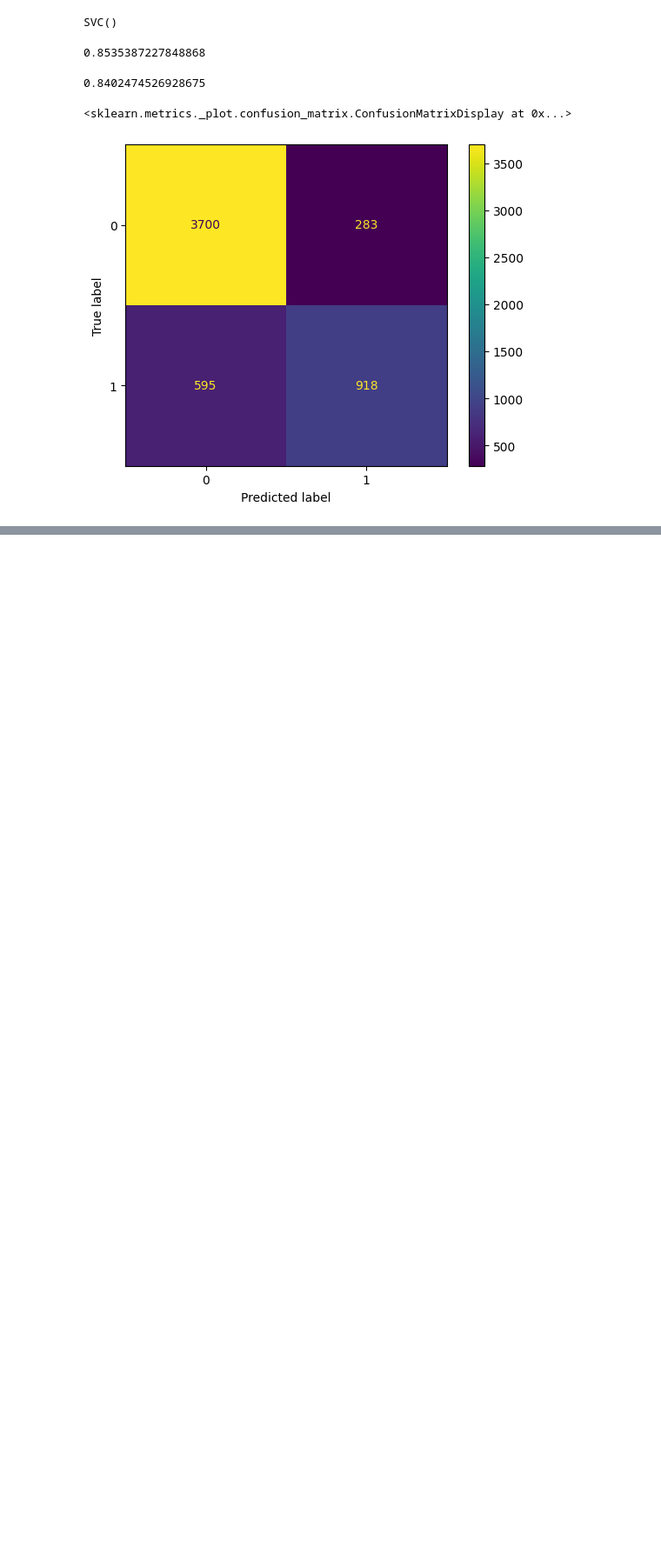
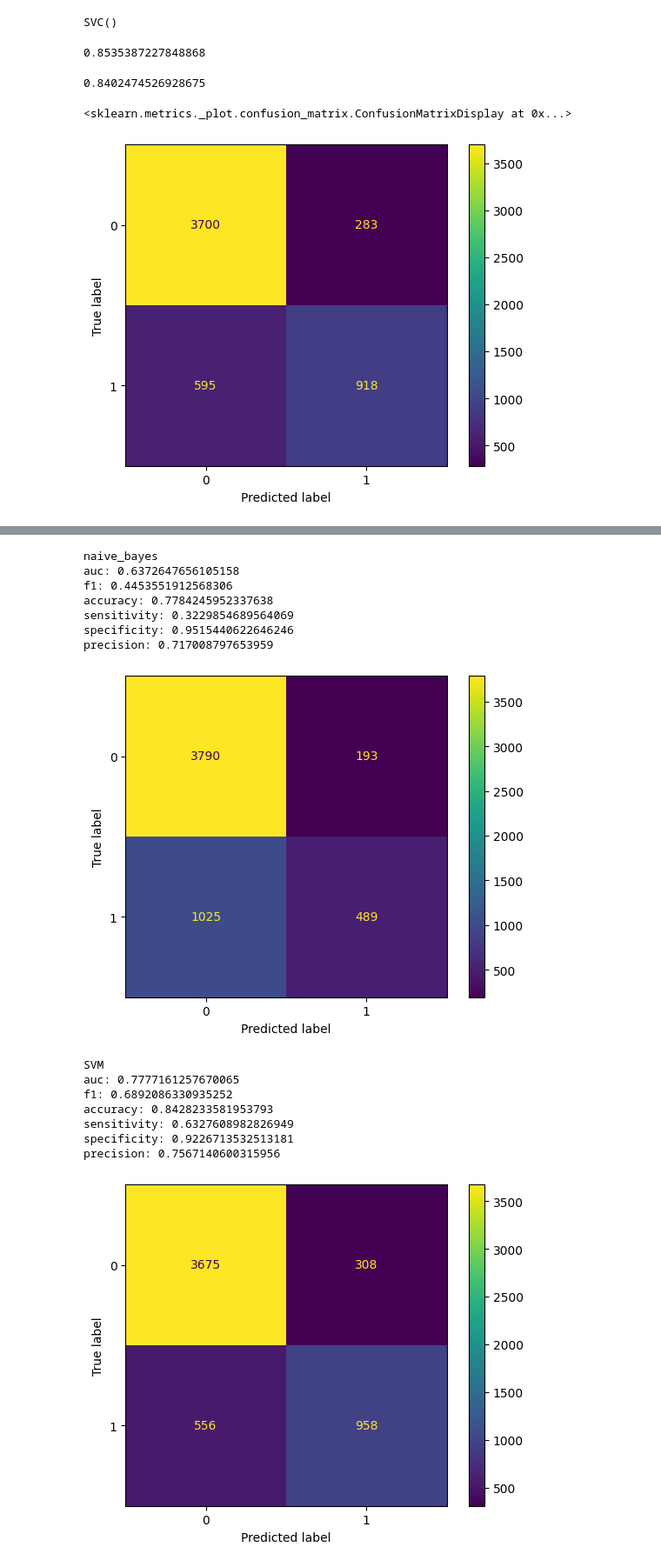
Before and after one commit to TommyRoy776/381-ML-HW1-, a Jupyter notebook: 381 hw1.ipynb, the cells around one changed output, grey strips where cells are left out. Shown at 87% size. Saved outputs shown, nothing was run; the diff lists cells and outputs as text; code cells hidden in the pictures; blank space fills up the shorter version.

```diff
--- a/381 hw1.ipynb
+++ b/381 hw1.ipynb
@@ -236,2 +276,41 @@ SVMperformance = p1_metrics(Y_test,svc_Y_pred_test)
 # %%
 #part 1(3)
+
+X_valid = valid_set.drop('annual-income',axis=1)
+Y_valid = valid_set['annual-income']
+std_X_valid = std_valid_set.drop('annual-income',axis=1)
+std_Y_valid = std_valid_set['annual-income']
+
+#NB
+Y_pred_valid = gnb.predict(X_valid)
+gnb_validP1 = p1_metrics(Y_valid,Y_pred_valid)
+outputP1_metrics(gnb_validP1,"naive_bayes")
+
+#SVM
+SVC_Y_pred_valid = svc_model.predict(std_X_valid)
+SVM_validP1 = p1_metrics(std_Y_valid,SVC_Y_pred_valid)
+outputP1_metrics(SVM_validP1,"SVM")
+
+#RF
+RF_Y_pred_valid = rf.predict(X_valid)
+RF_validP1 = p1_metrics(Y_valid,RF_Y_pred_valid)
+outputP1_metrics(RF_validP1,"Random forest")
+
+# Compare and contrast the errors each model makes in terms of each class.
+# %% [output]
+naive_bayes
+auc: 0.6372647656105158
+f1: 0.4453551912568306
+accuracy: 0.7784245952337638
+sensitivity: 0.3229854689564069
+specificity: 0.9515440622646246
+precision: 0.717008797653959
+[figure, added]
+SVM
+auc: 0.7777161257670065
+f1: 0.6892086330935252
+accuracy: 0.8428233581953793
+sensitivity: 0.6327608982826949
+specificity: 0.9226713532513181
+precision: 0.7567140600315956
+[figure, added]
```
Also changed, not shown: parts of 6 cells of this notebook, 2 other files.
